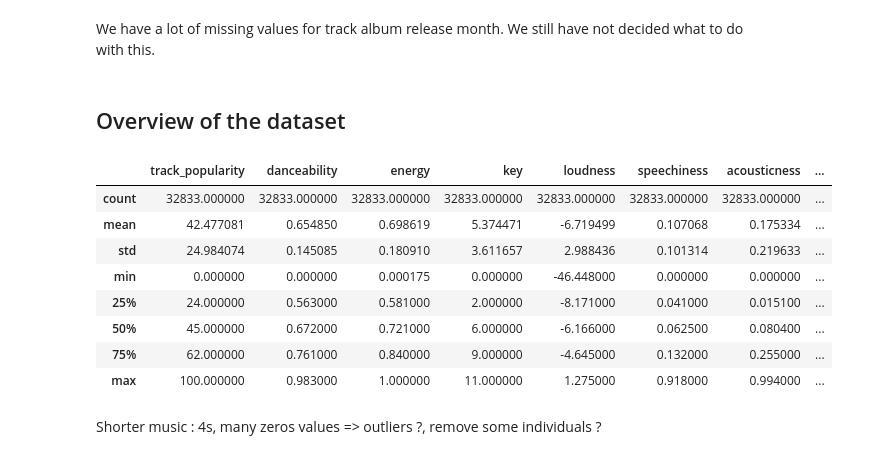
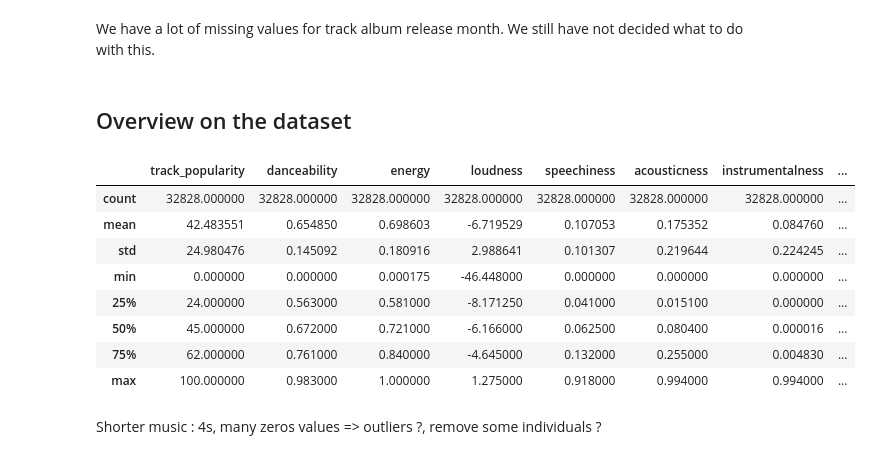
Before and after one commit to P-Point-all/Data_Science_Spotify, a Jupyter notebook: Data_Spotify_Python.ipynb, the cells around one changed output. Drawn from its saved outputs; the diff is of its cells as text; code cells hidden in the pictures.

```diff
--- a/Data_Spotify_Python.ipynb
+++ b/Data_Spotify_Python.ipynb
@@ -79,10 +80,10 @@ memory usage: 5.8+ MB
 # %% [markdown]
 Track_id, track_name, playlist_id, track_album_id are identifier variables that have no purpose for clustering or inference, thus we will delete them from our dataframe.
 # %%
-spotify_dataframe.drop('track_id', axis = 1, inplace = True)
-spotify_dataframe.drop('track_name', axis = 1, inplace = True)
-spotify_dataframe.drop('playlist_id', axis = 1, inplace = True)
-spotify_dataframe.drop('track_album_id', axis = 1, inplace = True)
+song.drop('track_id', axis = 1, inplace = True)
+song.drop('track_name', axis = 1, inplace = True)
+song.drop('playlist_id', axis = 1, inplace = True)
+song.drop('track_album_id', axis = 1, inplace = True)
 # %% [markdown]
 Changing release date to only keep the year. Indeed, the exact release date has no purpose for clustering or inference, but we will get more overall information only keeping the year and the month (we will be able to see if one genre of music was trendy for a given year for instance, or if some songs are more popular in summer).
 # %% [markdown]
@@ -110,5 +111,5 @@ spotify_dataframe['track_album_release_month'] = pd.Series(months)
 # %% [markdown]
 Removing track album release date (which is now a bit redundant with the new columns for release year and month)
 # %%
-spotify_dataframe.drop('track_album_release_date', axis = 1, inplace = True)
+song.drop('track_album_release_date', axis = 1, inplace = True)
 # %% [markdown]
@@ -116,12 +117,15 @@ Factoring categorial variables
 # %%
-spotify_dataframe['track_artist'] = spotify_dataframe['track_artist'].astype('category')
-spotify_dataframe['track_album_name'] = spotify_dataframe['track_album_name'].astype('category')
-spotify_dataframe['playlist_name'] = spotify_dataframe['playlist_name'].astype('category')
-spotify_dataframe['playlist_genre'] = spotify_dataframe['playlist_genre'].astype('category')
-spotify_dataframe['playlist_subgenre'] = spotify_dataframe['playlist_subgenre'].astype('category')
-spotify_dataframe['mode'] = spotify_dataframe['mode'].astype('category')
-spotify_dataframe['track_album_release_year'] = spotify_dataframe['track_album_release_year'].astype('category')
-spotify_dataframe['track_album_release_month'] = spotify_dataframe['track_album_release_month'].astype('category')
+song['track_artist'] = song['track_artist'].astype('category')
+song['track_album_name'] = song['track_album_name'].astype('category')
+song['playlist_name'] = song['playlist_name'].astype('category')
+song['playlist_genre'] = song['playlist_genre'].astype('category')
+song['playlist_subgenre'] = song['playlist_subgenre'].astype('category')
+song['mode'] = song['mode'].astype('category')
+song['track_album_release_year'] = song['track_album_release_year'].astype('category')
+song['track_album_release_month'] = song['track_album_release_month'].astype('category')
+song['key'] = song['key'].astype('category')
+song['duration_s']=song['duration_ms']/1000
+song.drop('duration_ms',axis =1,inplace=True)
 # %% [markdown]
 Columns containing missing values
 # %%
@@ -165,19 +169,21 @@ print("Track album release month - Rate of missing values : {:.2f}%".format(rate
 Track album release month - Rate of missing values : 5.65%
 # %% [markdown]
 We have a lot of missing values for track album release month. We still have not decided what to do with this.
+# %%
+song.dropna(axis=0, inplace = True)
 # %% [markdown]
-## Overview of the dataset
+## Overview on the dataset
 # %%
-spotify_dataframe.describe()
+song.describe()
 # %% [output]
-|  | track_popularity | danceability | energy | key | loudness | speechiness | acousticness | ... |
-| count | 32833.000000 | 32833.000000 | 32833.000000 | 32833.000000 | 32833.000000 | 32833.000000 | 32833.000000 | ... |
-| mean | 42.477081 | 0.654850 | 0.698619 | 5.374471 | -6.719499 | 0.107068 | 0.175334 | ... |
-| std | 24.984074 | 0.145085 | 0.180910 | 3.611657 | 2.988436 | 0.101314 | 0.219633 | ... |
-| min | 0.000000 | 0.000000 | 0.000175 | 0.000000 | -46.448000 | 0.000000 | 0.000000 | ... |
-| 25% | 24.000000 | 0.563000 | 0.581000 | 2.000000 | -8.171000 | 0.041000 | 0.015100 | ... |
-| 50% | 45.000000 | 0.672000 | 0.721000 | 6.000000 | -6.166000 | 0.062500 | 0.080400 | ... |
-| 75% | 62.000000 | 0.761000 | 0.840000 | 9.000000 | -4.645000 | 0.132000 | 0.255000 | ... |
-| max | 100.000000 | 0.983000 | 1.000000 | 11.000000 | 1.275000 | 0.918000 | 0.994000 | ... |
+|  | track_popularity | danceability | energy | loudness | speechiness | acousticness | instrumentalness | ... |
+| count | 32828.000000 | 32828.000000 | 32828.000000 | 32828.000000 | 32828.000000 | 32828.000000 | 32828.000000 | ... |
+| mean | 42.483551 | 0.654850 | 0.698603 | -6.719529 | 0.107053 | 0.175352 | 0.084760 | ... |
+| std | 24.980476 | 0.145092 | 0.180916 | 2.988641 | 0.101307 | 0.219644 | 0.224245 | ... |
+| min | 0.000000 | 0.000000 | 0.000175 | -46.448000 | 0.000000 | 0.000000 | 0.000000 | ... |
+| 25% | 24.000000 | 0.563000 | 0.581000 | -8.171250 | 0.041000 | 0.015100 | 0.000000 | ... |
+| 50% | 45.000000 | 0.672000 | 0.721000 | -6.166000 | 0.062500 | 0.080400 | 0.000016 | ... |
+| 75% | 62.000000 | 0.761000 | 0.840000 | -4.645000 | 0.132000 | 0.255000 | 0.004830 | ... |
+| max | 100.000000 | 0.983000 | 1.000000 | 1.275000 | 0.918000 | 0.994000 | 0.994000 | ... |
 # %% [markdown]
 Shorter music : 4s, many zeros values => outliers ?, remove some individuals ?
```
Also changed, not shown: parts of 57 cells of this notebook.
